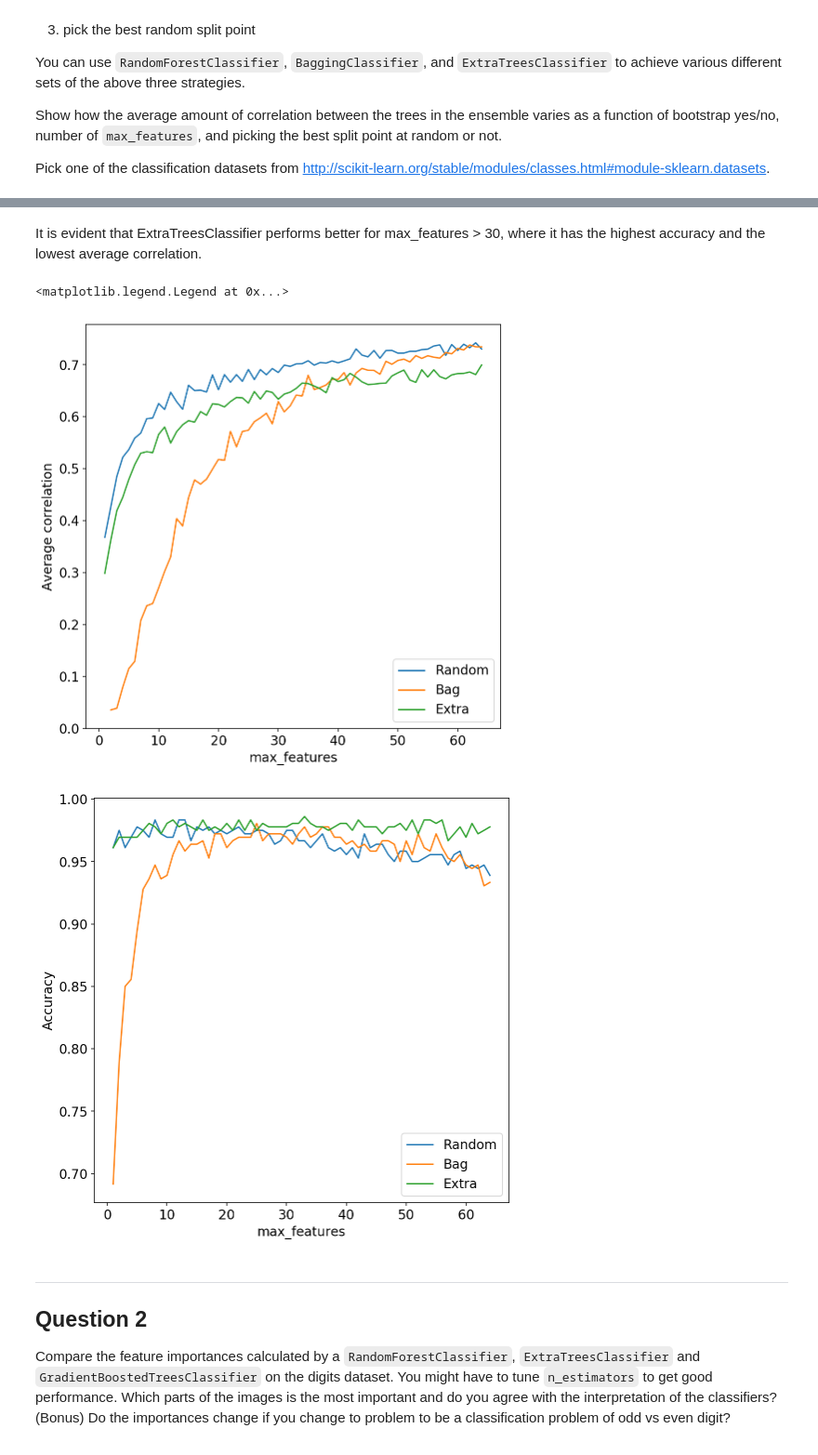
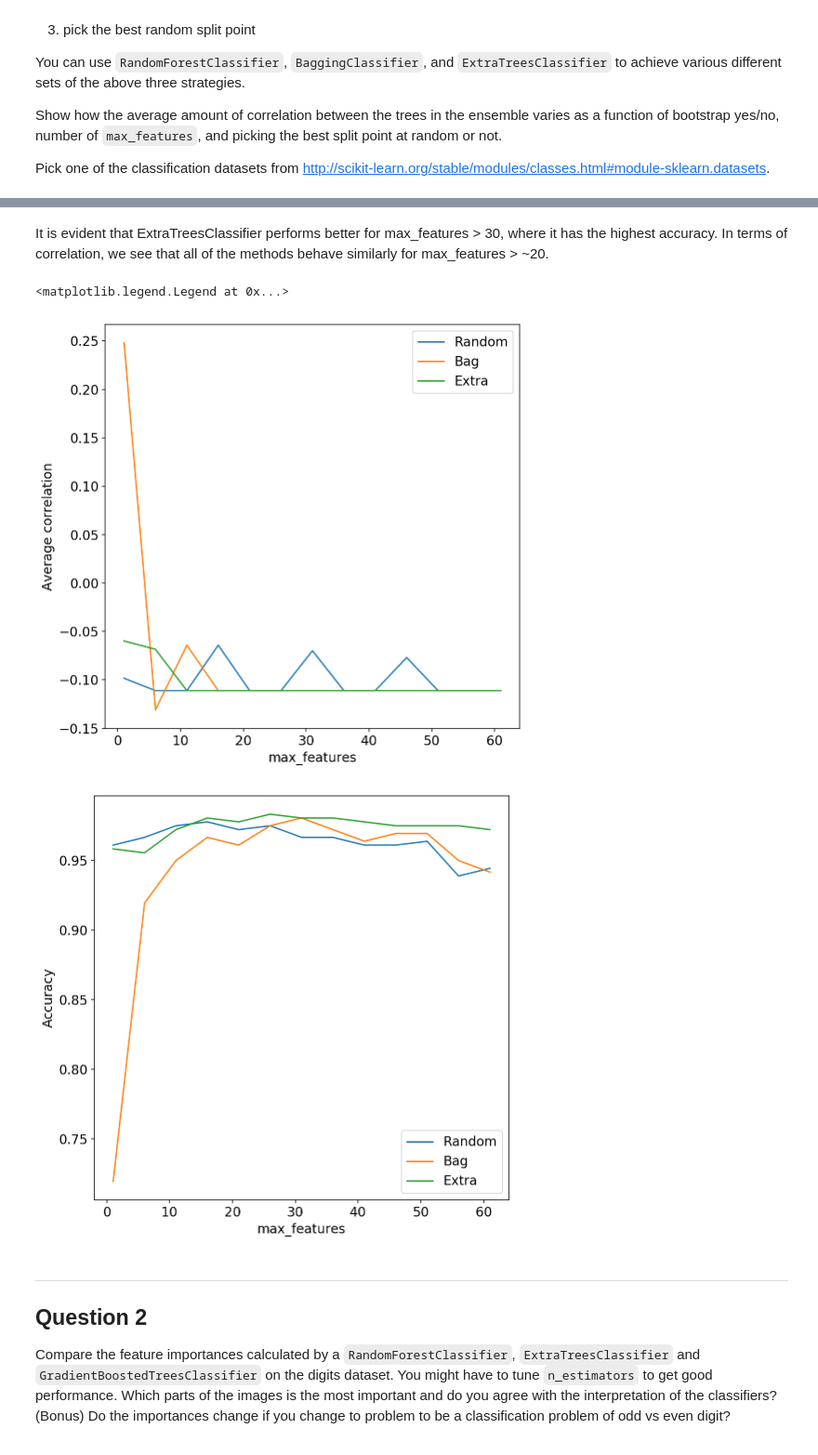
Before and after one commit to cemalper2/advanced_computing, a Jupyter notebook: 02-trees/exercise.ipynb, the cells around one changed output, grey strips where cells are left out. Shown at 93% size. Drawn from its saved outputs; the diff is of its cells as text; code cells hidden in the pictures.

```diff
--- a/02-trees/exercise.ipynb
+++ b/02-trees/exercise.ipynb
@@ -47,9 +47,9 @@ def get_correlation(clf,X_test):
 #    for (ind,tree1) in enumerate(clf.estimators_):
 #        [avg_list.append(np.corrcoef(tree1.predict(X_test),tree2.predict(X_test))[0][1]) for tree2 in clf.estimators_[ind + 1:]]
     if isinstance(clf,BaggingClassifier):
-        avg = sum(np.corrcoef(tree1.predict(X_test[:,clf.estimators_features_[ind]]),tree2.predict(X_test[:,clf.estimators_features_[ind + ind2 + 1]]))[0][1] for (ind,tree1) in enumerate(clf.estimators_) for (ind2,tree2) in enumerate(clf.estimators_[ind + 1:]))/int(len(clf.estimators_)*(len(clf.estimators_) - 1)/2)
+        avg = sum(np.corrcoef(tree1.predict_proba(X_test[:,clf.estimators_features_[ind]]),tree2.predict_proba(X_test[:,clf.estimators_features_[ind + ind2 + 1]]))[0][1] for (ind,tree1) in enumerate(clf.estimators_) for (ind2,tree2) in enumerate(clf.estimators_[ind + 1:]))/int(len(clf.estimators_)*(len(clf.estimators_) - 1)/2)
     else:
-        avg = sum(np.corrcoef(tree1.predict(X_test),tree2.predict(X_test))[0][1] for (ind,tree1) in enumerate(clf.estimators_) for tree2 in clf.estimators_[ind + 1:])/int(len(clf.estimators_)*(len(clf.estimators_) - 1)/2)
+        avg = sum(np.corrcoef(tree1.predict_proba(X_test),tree2.predict_proba(X_test))[0][1] for (ind,tree1) in enumerate(clf.estimators_) for tree2 in clf.estimators_[ind + 1:])/int(len(clf.estimators_)*(len(clf.estimators_) - 1)/2)
 #    avg = reduce(lambda x,y: x+y, avg_list)/len(avg_list)
     return avg
 # %% [markdown]
@@ -81,8 +81,8 @@ For Extra Forests, Average Correlation without bootstrap is 0.585424
 # %%
 #I could have also used  GridsearchCV for finding the best parameters
-random_forest_list = [RandomForestClassifier(bootstrap=True, n_estimators=40,max_features=x).fit(X_train,y_train) for x in range(1,65)]
-bag_forest_list = [BaggingClassifier(bootstrap=True,n_estimators=40,max_features=x).fit(X_train,y_train) for x in range(1,65)]
-extra_forest_list = [ExtraTreesClassifier(bootstrap=True, n_estimators=40,max_features=x).fit(X_train,y_train) for x in range(1,65)]
+random_forest_list = [RandomForestClassifier(bootstrap=True, n_estimators=40,max_features=x).fit(X_train,y_train) for x in range(1,65,5)]
+bag_forest_list = [BaggingClassifier(bootstrap=True,n_estimators=40,max_features=x).fit(X_train,y_train) for x in range(1,65,5)]
+extra_forest_list = [ExtraTreesClassifier(bootstrap=True, n_estimators=40,max_features=x).fit(X_train,y_train) for x in range(1,65,5)]
 random_avg_corr_list_max_features = [get_correlation(x,X_test) for x in random_forest_list]
 bag_avg_corr_list_max_features = [get_correlation(x,X_test) for x in bag_forest_list]
 extra_avg_corr_list_max_features = [get_correlation(x,X_test) for x in extra_forest_list]
@@ -90,25 +90,25 @@ random_score_list_max_features = [x.score(X_test,y_test) for x in random_forest_
 bag_score_list_max_features = [x.score(X_test,y_test) for x in bag_forest_list]
 extra_score_list_max_features = [x.score(X_test,y_test) for x in extra_forest_list]
 # %% [markdown]
-It is evident that ExtraTreesClassifier performs better for max_features > 30, where it has the highest accuracy and the lowest average correlation.
+It is evident that ExtraTreesClassifier performs better for max_features > 30, where it has the highest accuracy. In terms of correlation, we see that all of the methods behave similarly for max_features > ~20.
 # %%
-plt.plot(range(1,65), random_avg_corr_list_max_features)
-plt.plot(range(1,65), bag_avg_corr_list_max_features)
-plt.plot(range(1,65), extra_avg_corr_list_max_features)
+plt.plot(range(1,65,5), random_avg_corr_list_max_features)
+plt.plot(range(1,65,5), bag_avg_corr_list_max_features)
+plt.plot(range(1,65,5), extra_avg_corr_list_max_features)
 plt.xlabel('max_features')
 plt.ylabel('Average correlation')
 plt.legend(['Random','Bag','Extra'])
 plt.figure()
-plt.plot(range(1,65), random_score_list_max_features)
-plt.plot(range(1,65), bag_score_list_max_features)
-plt.plot(range(1,65), extra_score_list_max_features)
+plt.plot(range(1,65,5), random_score_list_max_features)
+plt.plot(range(1,65,5), bag_score_list_max_features)
+plt.plot(range(1,65,5), extra_score_list_max_features)
 plt.xlabel('max_features')
 plt.ylabel('Accuracy')
 plt.legend(['Random','Bag','Extra'])
 # %% [output]
 <matplotlib.legend.Legend at 0x...>
-[figure, old version]
+[figure, new version]
-[figure, old version]
+[figure, new version]
 # %% [markdown]
 ---
 
```
Also changed, not shown: parts of 2 cells of this notebook.
